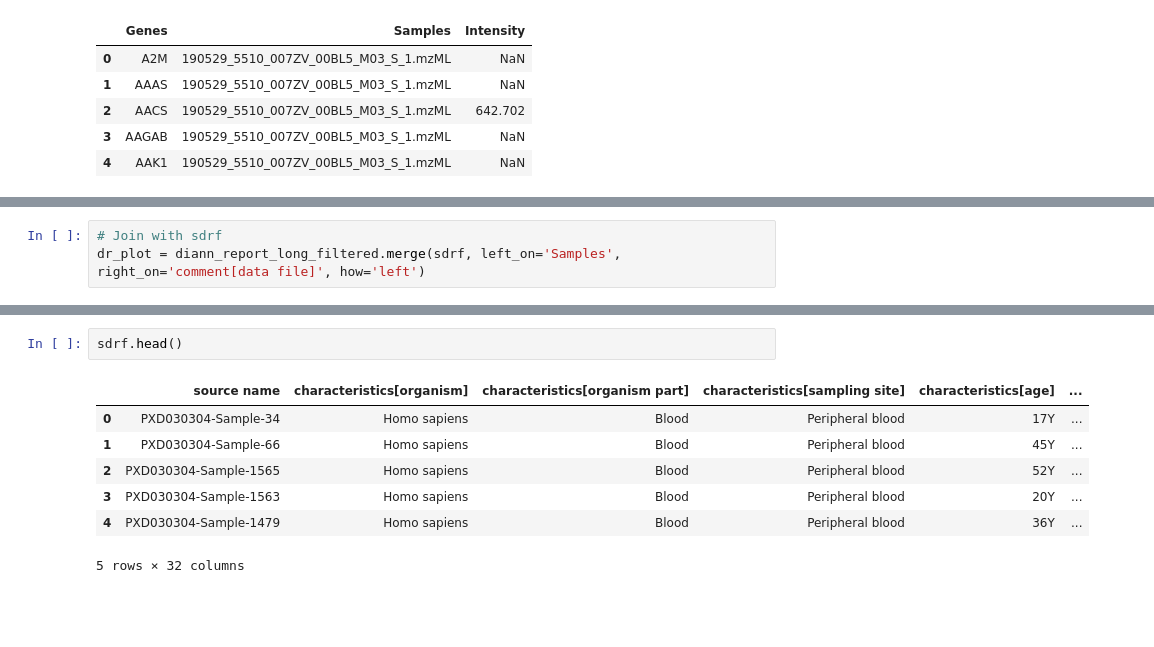
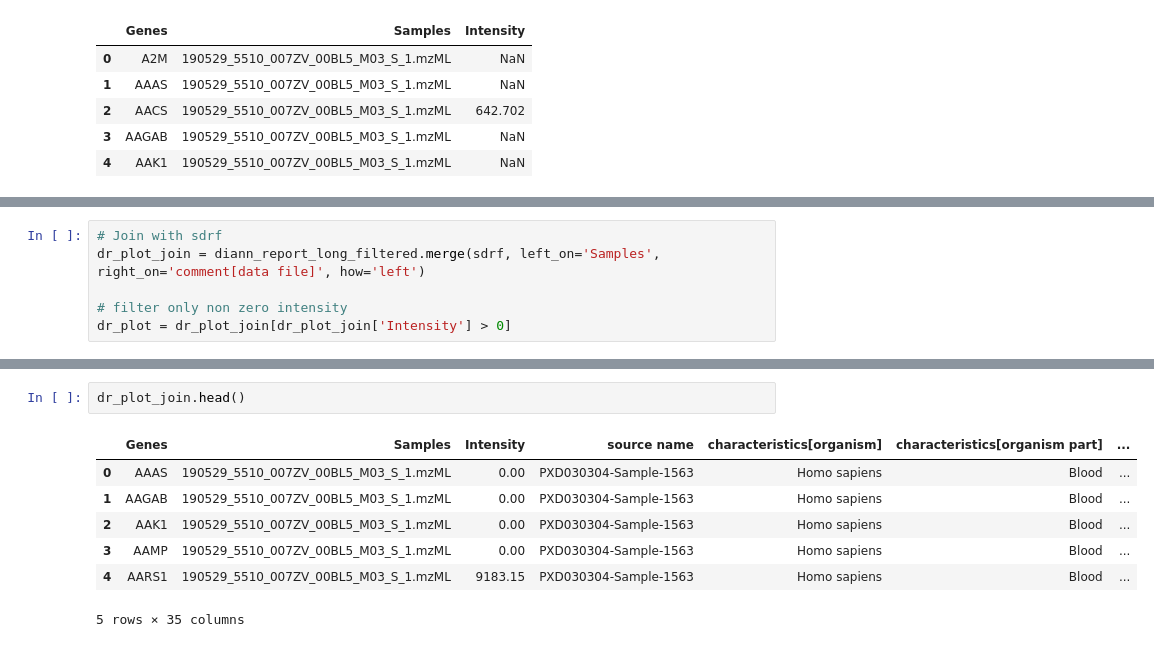
Before and after one commit to thanadol-git/BC_25, a Jupyter notebook: quantms.ipynb, the cells around one changed output, grey strips where cells are left out. Saved outputs shown, nothing was run; the diff lists cells and outputs as text; blank space fills up the shorter version.

```diff
--- a/quantms.ipynb
+++ b/quantms.ipynb
@@ -136,6 +149,9 @@ diann_report_long_filtered['Intensity'].fillna(0, inplace=True)
 # %%
 # Join with sdrf
-dr_plot = diann_report_long_filtered.merge(sdrf, left_on='Samples', right_on='comment[data file]', how='left')
+dr_plot_join = diann_report_long_filtered.merge(sdrf, left_on='Samples', right_on='comment[data file]', how='left')
+
+# filter only non zero intensity
+dr_plot = dr_plot_join[dr_plot_join['Intensity'] > 0]
 # %%
 # Plot the dynamic range
 plt.figure(figsize=(12, 6))
@@ -155,10 +170,10 @@ plt.show()
 # %%
-sdrf.head()
+dr_plot_join.head()
 # %% [output]
-|  | source name | characteristics[organism] | characteristics[organism part] | characteristics[sampling site] | characteristics[age] | ... |
-| 0 | PXD030304-Sample-34 | Homo sapiens | Blood | Peripheral blood | 17Y | ... |
-| 1 | PXD030304-Sample-66 | Homo sapiens | Blood | Peripheral blood | 45Y | ... |
-| 2 | PXD030304-Sample-1565 | Homo sapiens | Blood | Peripheral blood | 52Y | ... |
-| 3 | PXD030304-Sample-1563 | Homo sapiens | Blood | Peripheral blood | 20Y | ... |
-| 4 | PXD030304-Sample-1479 | Homo sapiens | Blood | Peripheral blood | 36Y | ... |
+|  | Genes | Samples | Intensity | source name | characteristics[organism] | characteristics[organism part] | ... |
+| 0 | AAAS | 190529_5510_007ZV_00BL5_M03_S_1.mzML | 0.00 | PXD030304-Sample-1563 | Homo sapiens | Blood | ... |
+| 1 | AAGAB | 190529_5510_007ZV_00BL5_M03_S_1.mzML | 0.00 | PXD030304-Sample-1563 | Homo sapiens | Blood | ... |
+| 2 | AAK1 | 190529_5510_007ZV_00BL5_M03_S_1.mzML | 0.00 | PXD030304-Sample-1563 | Homo sapiens | Blood | ... |
+| 3 | AAMP | 190529_5510_007ZV_00BL5_M03_S_1.mzML | 0.00 | PXD030304-Sample-1563 | Homo sapiens | Blood | ... |
+| 4 | AARS1 | 190529_5510_007ZV_00BL5_M03_S_1.mzML | 9183.15 | PXD030304-Sample-1563 | Homo sapiens | Blood | ... |
-5 rows × 32 columns
+5 rows × 35 columns
```
Also changed, not shown: parts of 13 cells of this notebook.
